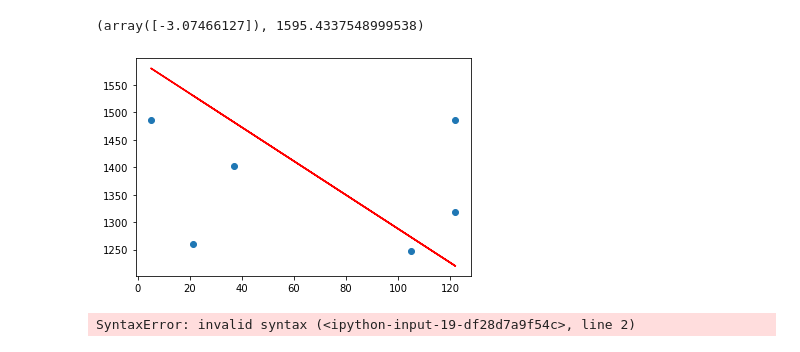
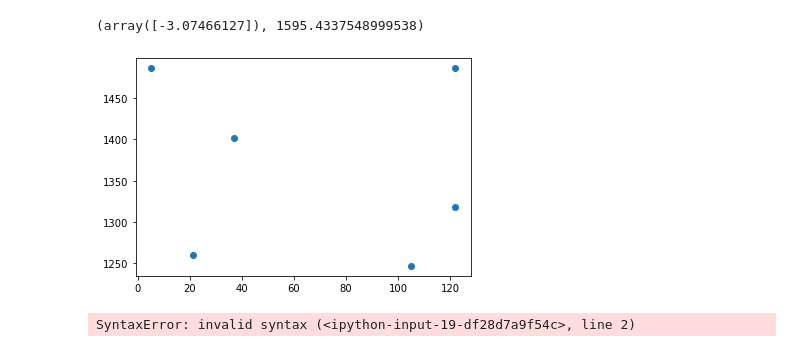
Before and after one commit to jenybari/homework, a Jupyter notebook: statistika4.ipynb, the cells around one changed output. Cells and saved outputs as stored; diff of their text form; code cells hidden in the pictures.

```diff
--- a/statistika4.ipynb
+++ b/statistika4.ipynb
@@ -164,12 +182,13 @@ model2.coef_, model2.intercept_
 # %%
 y2_pred = model2.predict(X2_test)
 y2_pred
 model2.score(X2_test, y2_test) #коэффициент детерминации
 plt.scatter(X2_test, y2_test) # график отстатков
-plt.plot(X2_test, y2_pred, c='r')
+predic2 = X2_test - y2_test
+plt.plot(predic2, y2_pred)
 plt.show()
 # %% [output]
-[figure, old version]
+[figure, new version]
 # %%
 Ответить на вопрос: есть ли связь между жёсткостью воды и средней годовой смертностью?
 Если верить коэффицентам, то имеется умеренная обратна связь,т.к. коэффициент корреляции находится в пределах 0.3 -0.7
```
Also changed, not shown: parts of 4 cells of this notebook.
